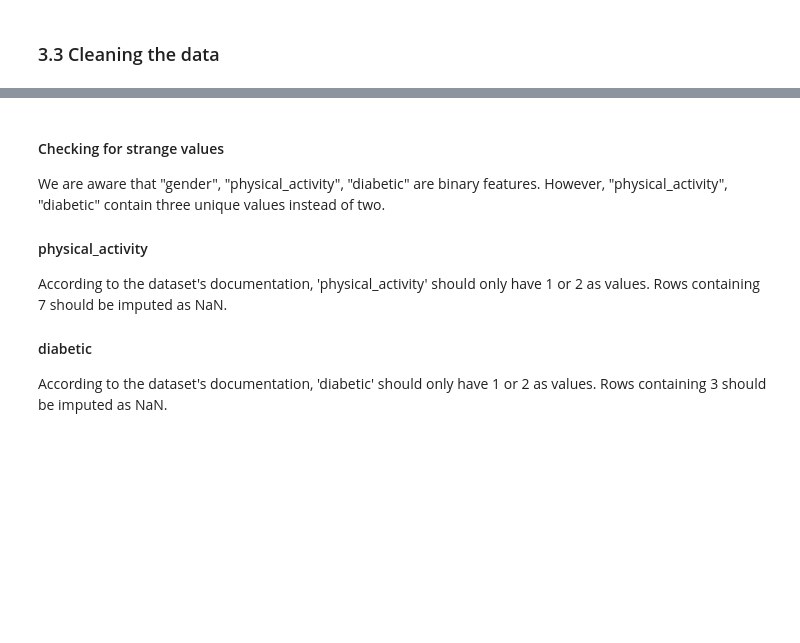
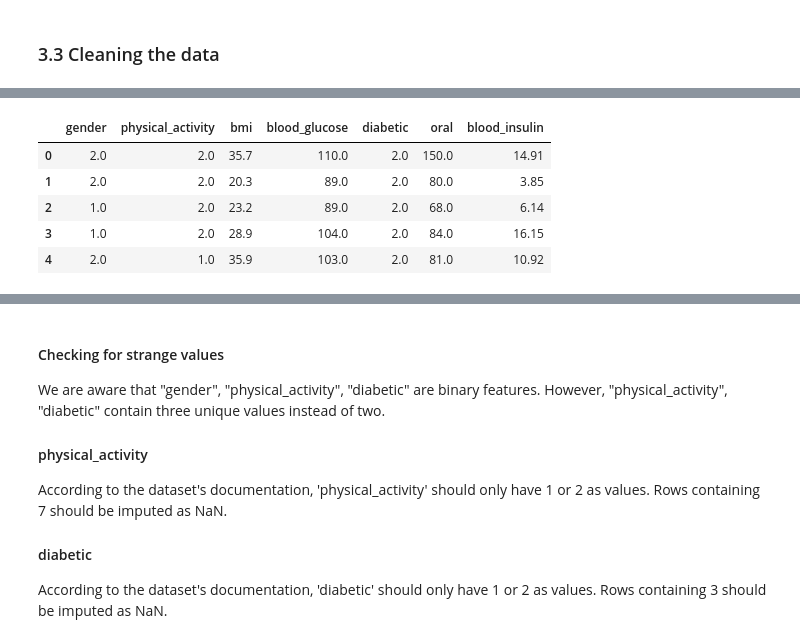
Before and after one commit to UBC-MDS/DSCI522-2425-39-FMJ, a Jupyter notebook: analysis.ipynb, the cells around one changed output, grey strips where cells are left out. Saved outputs shown, nothing was run; the diff lists cells and outputs as text; code cells hidden in the pictures; blank space fills up the shorter version.

```diff
--- a/analysis.ipynb
+++ b/analysis.ipynb
@@ -53,12 +80,17 @@ We first renamed the columns of the data set to be more meaningful and easy to u
 # %%
 #re-naming the columns
-nhanes.columns = ["sequence_number",
-                  "age_group",
-                  "age",
-                  "gender",
-                  "physical_activity",
-                  "bmi",
-                  "blood_glucose",
-                  "diabetic",
-                  "oral",
-                  "blood_insulin"]
+X.columns = ["gender",
+             "physical_activity",
+             "bmi",
+             "blood_glucose",
+             "diabetic",
+             "oral",
+             "blood_insulin"]
+X.head()
+# %% [output]
+|  | gender | physical_activity | bmi | blood_glucose | diabetic | oral | blood_insulin |
+| 0 | 2.0 | 2.0 | 35.7 | 110.0 | 2.0 | 150.0 | 14.91 |
+| 1 | 2.0 | 2.0 | 20.3 | 89.0 | 2.0 | 80.0 | 3.85 |
+| 2 | 1.0 | 2.0 | 23.2 | 89.0 | 2.0 | 68.0 | 6.14 |
+| 3 | 1.0 | 2.0 | 28.9 | 104.0 | 2.0 | 84.0 | 16.15 |
+| 4 | 2.0 | 1.0 | 35.9 | 103.0 | 2.0 | 81.0 | 10.92 |
```
Also changed, not shown: parts of 17 cells of this notebook.
